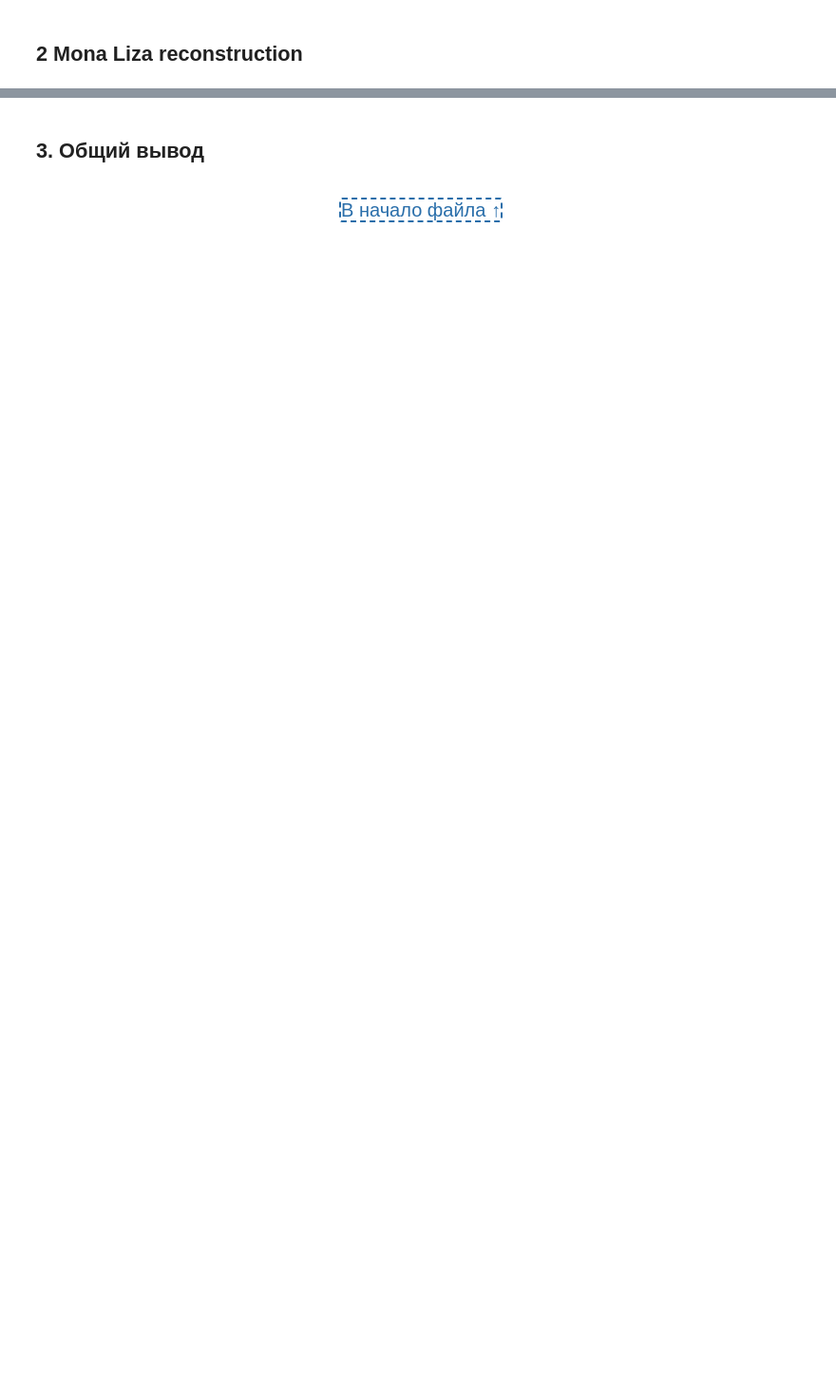
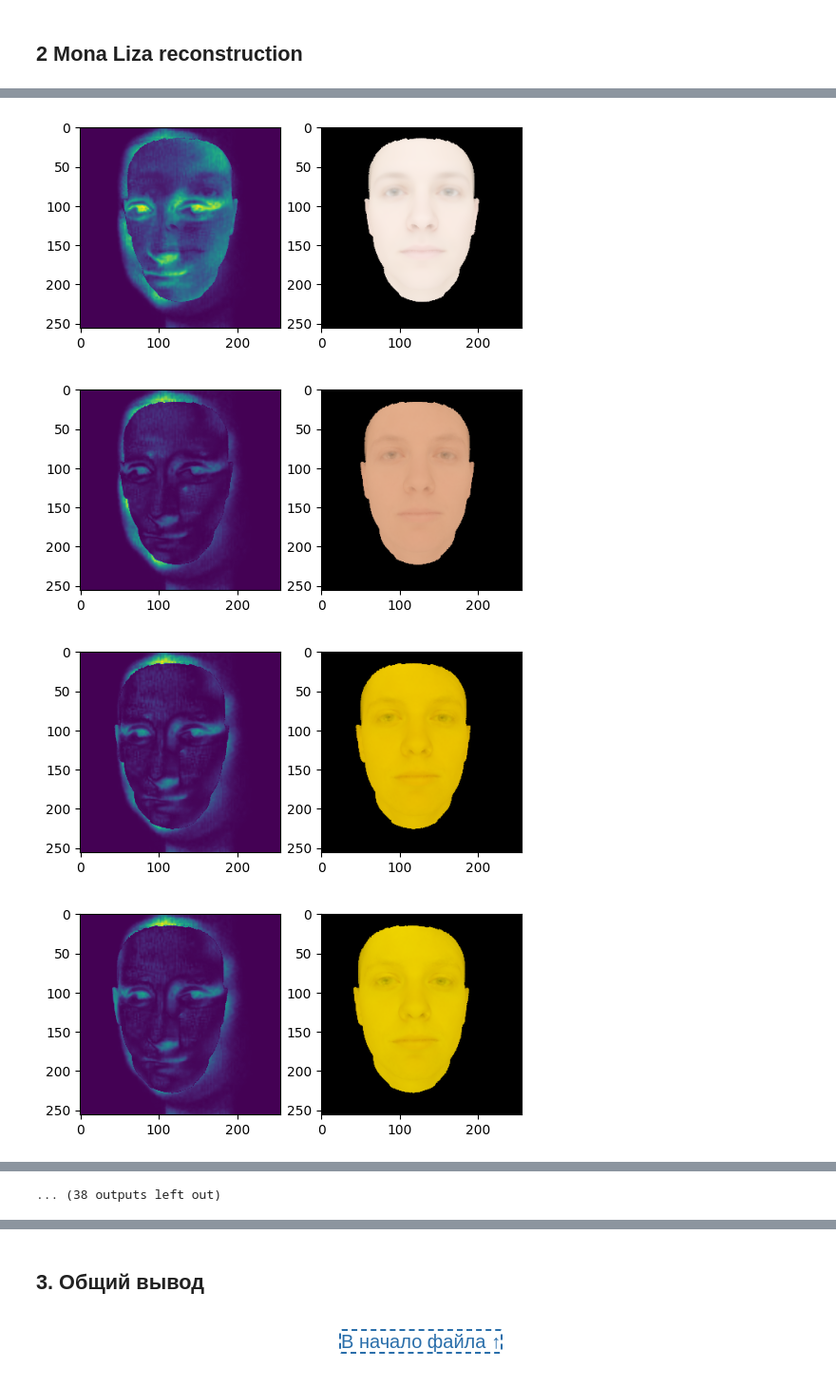
Before and after one commit to tidalinn/mai_term03_artificial_intelligence_course, a Jupyter notebook: 03_laboratory_work.ipynb, the cells around one changed output, grey strips where cells are left out. Shown at 95% size. Saved outputs shown, nothing was run; the diff lists cells and outputs as text; code cells hidden in the pictures; blank space fills up the shorter version.

```diff
--- a/03_laboratory_work.ipynb
+++ b/03_laboratory_work.ipynb
@@ -174,0 +338,16 @@ AttributeError: module 'pyrender' has no attribute 'compute_vertex_normal'
+# %%
+for img in imgs:
+    fig = plt.figure(figsize=(6, 6))
+
+    ax = fig.add_subplot(1, 2, 1)
+    ax.imshow((img - target).pow(2).sum(dim=2).data.cpu())
+
+    ax = fig.add_subplot(1, 2, 2)
+    ax.imshow(torch.pow(img.data.cpu(), 1.0/2.2))
+
+plt.show()
+# %% [output]
+[figure, added]
+[figure, added]
+[figure, added]
+[figure, added]
@@ -175,3 +362,4 @@ AttributeError: module 'pyrender' has no attribute 'compute_vertex_normal'
+... (38 outputs left out)
 # %% [markdown]
 <div style="background-color: blue; height: 2px; margin: 10px 0;"></div>
 # %% [markdown]
```
Also changed, not shown: parts of 36 cells of this notebook.
